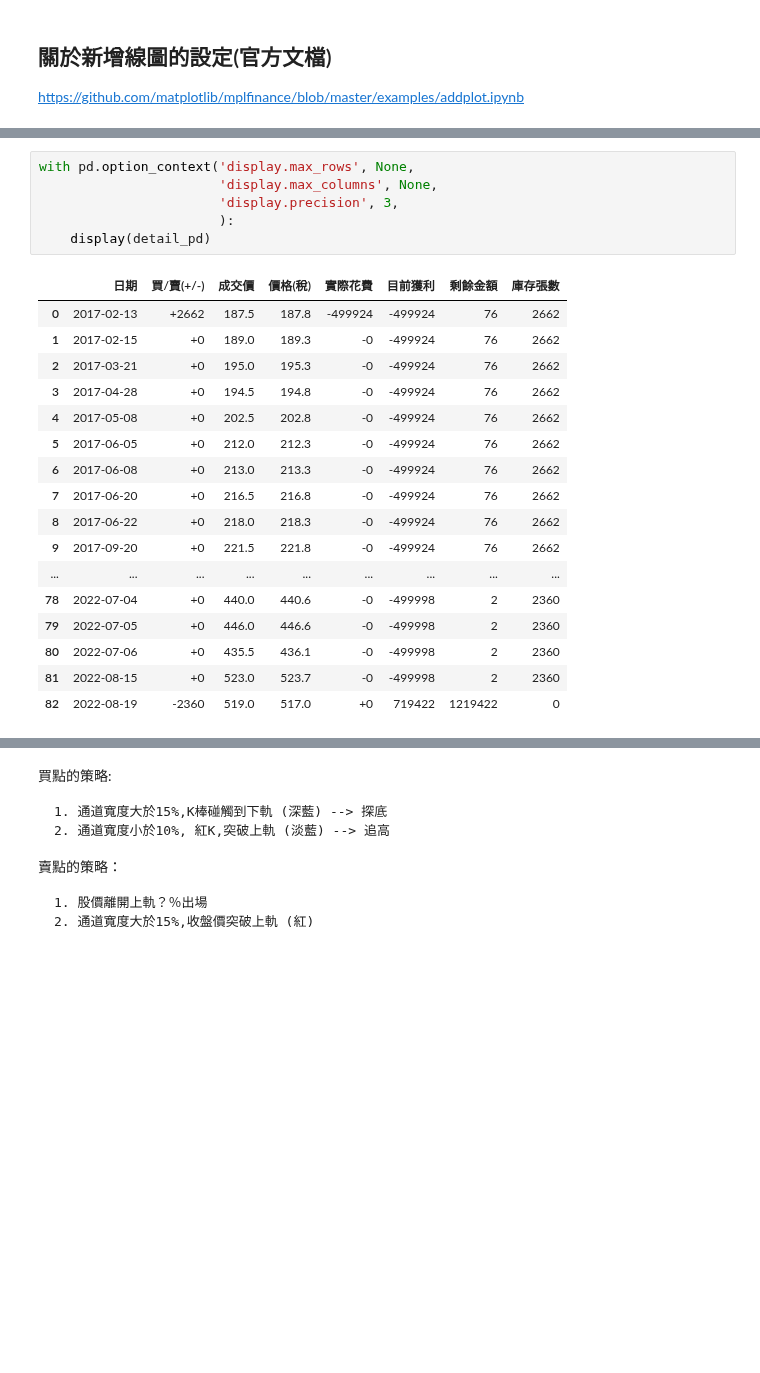
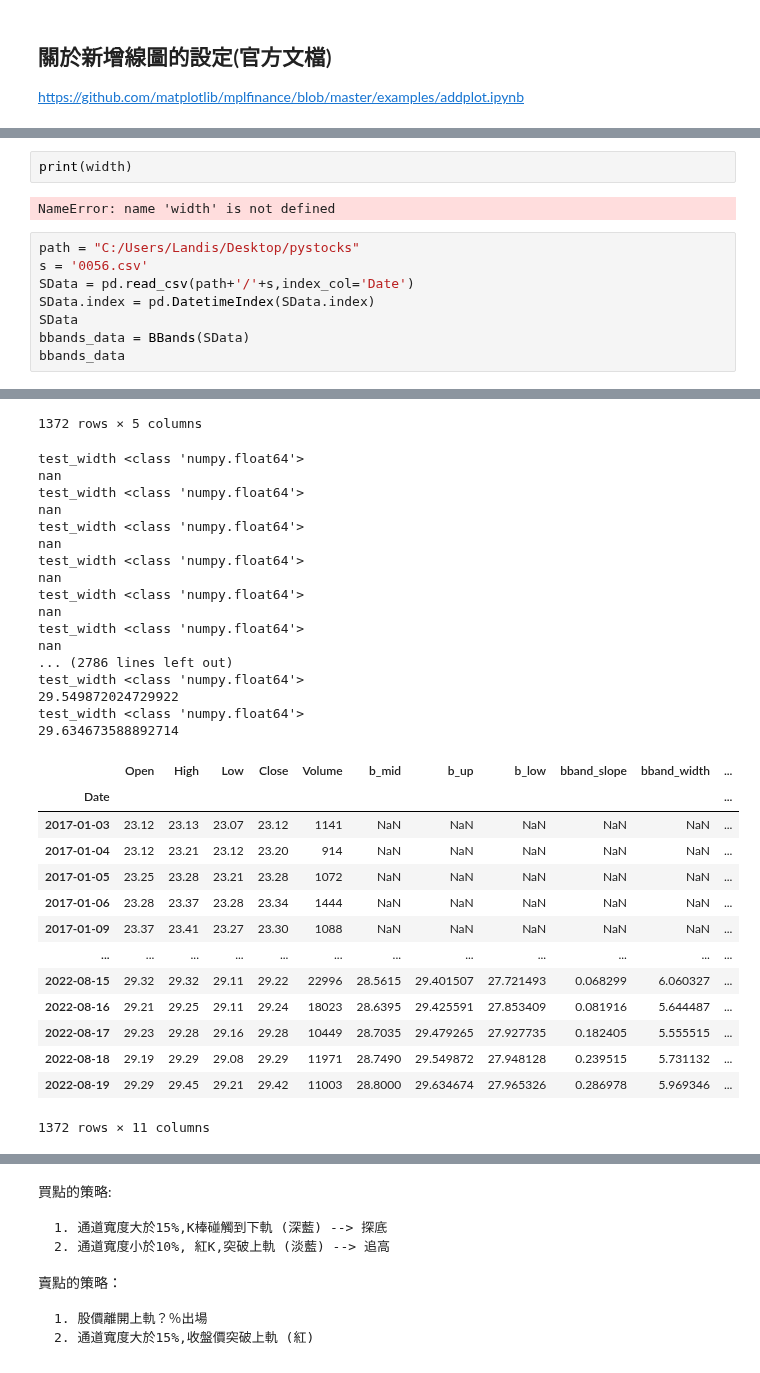
Before and after one commit to oscar50513/stock_project, a Jupyter notebook: BBands.ipynb, the cells around one changed output, grey strips where cells are left out. Saved outputs shown, nothing was run; the diff lists cells and outputs as text; blank space fills up the shorter version.

```diff
--- a/BBands.ipynb
+++ b/BBands.ipynb
@@ -568,24 +558,13 @@ print("投資報酬率：", round(100 * (income - cost) / cost, 2), "%")
-# %%
-with pd.option_context('display.max_rows', None,
-                       'display.max_columns', None,
-                       'display.precision', 3,
-                       ):
-    display(detail_pd)
-# %% [output]
-|  | 日期 | 買/賣(+/-) | 成交價 | 價格(稅) | 實際花費 | 目前獲利 | 剩餘金額 | 庫存張數 |
-| 0 | 2017-02-13 | +2662 | 187.5 | 187.8 | -499924 | -499924 | 76 | 2662 |
-| 1 | 2017-02-15 | +0 | 189.0 | 189.3 | -0 | -499924 | 76 | 2662 |
-| 2 | 2017-03-21 | +0 | 195.0 | 195.3 | -0 | -499924 | 76 | 2662 |
-| 3 | 2017-04-28 | +0 | 194.5 | 194.8 | -0 | -499924 | 76 | 2662 |
-| 4 | 2017-05-08 | +0 | 202.5 | 202.8 | -0 | -499924 | 76 | 2662 |
-| 5 | 2017-06-05 | +0 | 212.0 | 212.3 | -0 | -499924 | 76 | 2662 |
-| 6 | 2017-06-08 | +0 | 213.0 | 213.3 | -0 | -499924 | 76 | 2662 |
-| 7 | 2017-06-20 | +0 | 216.5 | 216.8 | -0 | -499924 | 76 | 2662 |
-| 8 | 2017-06-22 | +0 | 218.0 | 218.3 | -0 | -499924 | 76 | 2662 |
-| 9 | 2017-09-20 | +0 | 221.5 | 221.8 | -0 | -499924 | 76 | 2662 |
-| ... | ... | ... | ... | ... | ... | ... | ... | ... |
-| 78 | 2022-07-04 | +0 | 440.0 | 440.6 | -0 | -499998 | 2 | 2360 |
-| 79 | 2022-07-05 | +0 | 446.0 | 446.6 | -0 | -499998 | 2 | 2360 |
-| 80 | 2022-07-06 | +0 | 435.5 | 436.1 | -0 | -499998 | 2 | 2360 |
-| 81 | 2022-08-15 | +0 | 523.0 | 523.7 | -0 | -499998 | 2 | 2360 |
-| 82 | 2022-08-19 | -2360 | 519.0 | 517.0 | +0 | 719422 | 1219422 | 0 |
+# %%
+print(width)
+# %% [output]
+NameError: name 'width' is not defined
+# %%
+path = "C:/Users/Landis/Desktop/pystocks"
+s = '0056.csv'
+SData = pd.read_csv(path+'/'+s,index_col='Date')
+SData.index = pd.DatetimeIndex(SData.index)
+SData
+bbands_data = BBands(SData)
+bbands_data
+# %% [output]
@@ -591,0 +584,32 @@ with pd.option_context('display.max_rows', None,
+1372 rows × 5 columns
+test_width <class 'numpy.float64'>
+nan
+test_width <class 'numpy.float64'>
+nan
+test_width <class 'numpy.float64'>
+nan
+test_width <class 'numpy.float64'>
+nan
+test_width <class 'numpy.float64'>
+nan
+test_width <class 'numpy.float64'>
+nan
+... (2786 lines left out)
+test_width <class 'numpy.float64'>
+29.549872024729922
+test_width <class 'numpy.float64'>
+29.634673588892714
+|  | Open | High | Low | Close | Volume | b_mid | b_up | b_low | bband_slope | bband_width | ... |
+| Date |  |  |  |  |  |  |  |  |  |  | ... |
+| 2017-01-03 | 23.12 | 23.13 | 23.07 | 23.12 | 1141 | NaN | NaN | NaN | NaN | NaN | ... |
+| 2017-01-04 | 23.12 | 23.21 | 23.12 | 23.20 | 914 | NaN | NaN | NaN | NaN | NaN | ... |
+| 2017-01-05 | 23.25 | 23.28 | 23.21 | 23.28 | 1072 | NaN | NaN | NaN | NaN | NaN | ... |
+| 2017-01-06 | 23.28 | 23.37 | 23.28 | 23.34 | 1444 | NaN | NaN | NaN | NaN | NaN | ... |
+| 2017-01-09 | 23.37 | 23.41 | 23.27 | 23.30 | 1088 | NaN | NaN | NaN | NaN | NaN | ... |
+| ... | ... | ... | ... | ... | ... | ... | ... | ... | ... | ... | ... |
+| 2022-08-15 | 29.32 | 29.32 | 29.11 | 29.22 | 22996 | 28.5615 | 29.401507 | 27.721493 | 0.068299 | 6.060327 | ... |
+| 2022-08-16 | 29.21 | 29.25 | 29.11 | 29.24 | 18023 | 28.6395 | 29.425591 | 27.853409 | 0.081916 | 5.644487 | ... |
+| 2022-08-17 | 29.23 | 29.28 | 29.16 | 29.28 | 10449 | 28.7035 | 29.479265 | 27.927735 | 0.182405 | 5.555515 | ... |
+| 2022-08-18 | 29.19 | 29.29 | 29.08 | 29.29 | 11971 | 28.7490 | 29.549872 | 27.948128 | 0.239515 | 5.731132 | ... |
+| 2022-08-19 | 29.29 | 29.45 | 29.21 | 29.42 | 11003 | 28.8000 | 29.634674 | 27.965326 | 0.286978 | 5.969346 | ... |
+1372 rows × 11 columns
```
Also changed, not shown: parts of 39 cells of this notebook.
